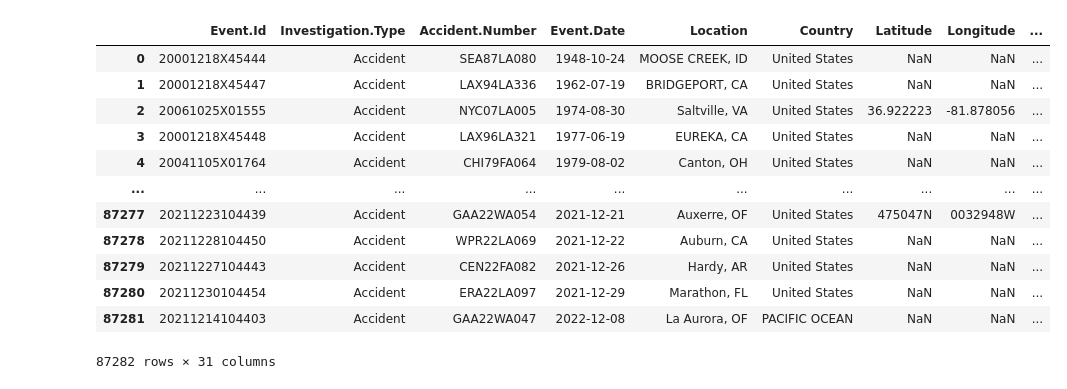
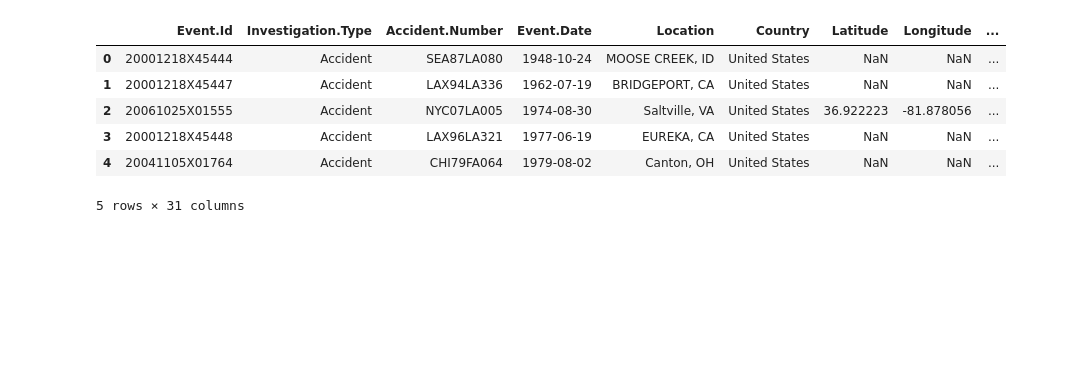
Before and after one commit to billywkim/Air_Travel_Analysis, a Jupyter notebook: Aviation_Weather/Aviation_Weather.ipynb, the cells around one changed output. Cells and saved outputs as stored; diff of their text form; code cells hidden in the pictures; blank space fills up the shorter version.

```diff
--- a/Aviation_Weather/Aviation_Weather.ipynb
+++ b/Aviation_Weather/Aviation_Weather.ipynb
@@ -7,22 +7,16 @@ from matplotlib.ticker import PercentFormatter
 # %%
-file_to_read = "Resources/AviationData_Weather.csv"
+file_to_read = "../Resources/AviationData_Weather.csv"
 
 data_df = pd.read_csv(file_to_read, encoding='ISO-8859-1', low_memory=False)
 
 
 
-data_df
+data_df.head()
 # %% [output]
 |  | Event.Id | Investigation.Type | Accident.Number | Event.Date | Location | Country | Latitude | Longitude | ... |
 | 0 | 20001218X45444 | Accident | SEA87LA080 | 1948-10-24 | MOOSE CREEK, ID | United States | NaN | NaN | ... |
 | 1 | 20001218X45447 | Accident | LAX94LA336 | 1962-07-19 | BRIDGEPORT, CA | United States | NaN | NaN | ... |
 | 2 | 20061025X01555 | Accident | NYC07LA005 | 1974-08-30 | Saltville, VA | United States | 36.922223 | -81.878056 | ... |
 | 3 | 20001218X45448 | Accident | LAX96LA321 | 1977-06-19 | EUREKA, CA | United States | NaN | NaN | ... |
 | 4 | 20041105X01764 | Accident | CHI79FA064 | 1979-08-02 | Canton, OH | United States | NaN | NaN | ... |
-| ... | ... | ... | ... | ... | ... | ... | ... | ... | ... |
-| 87277 | 20211223104439 | Accident | GAA22WA054 | 2021-12-21 | Auxerre, OF | United States | 475047N | 0032948W | ... |
-| 87278 | 20211228104450 | Accident | WPR22LA069 | 2021-12-22 | Auburn, CA | United States | NaN | NaN | ... |
-| 87279 | 20211227104443 | Accident | CEN22FA082 | 2021-12-26 | Hardy, AR | United States | NaN | NaN | ... |
-| 87280 | 20211230104454 | Accident | ERA22LA097 | 2021-12-29 | Marathon, FL | United States | NaN | NaN | ... |
-| 87281 | 20211214104403 | Accident | GAA22WA047 | 2022-12-08 | La Aurora, OF | PACIFIC OCEAN | NaN | NaN | ... |
-87282 rows × 31 columns
+5 rows × 31 columns
```
Also changed, not shown: parts of 43 cells of this notebook.
